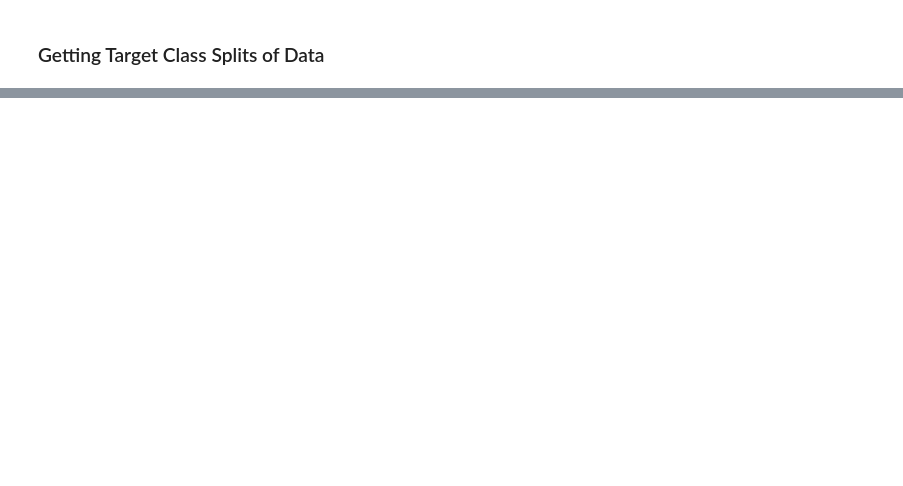
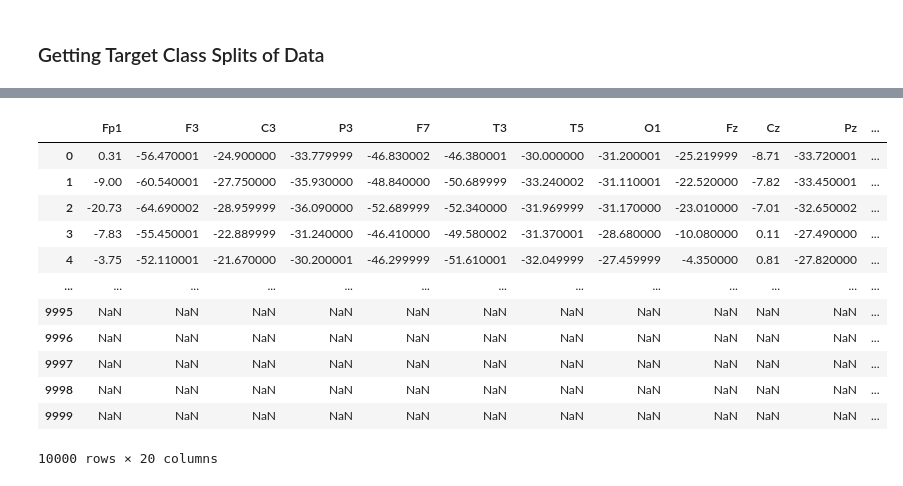
Before and after one commit to ClaytonWhitteberry/DATA4380, a Jupyter notebook: projects/Tabular/Data Cleaning Tabular Dataset.ipynb, the cells around one changed output, grey strips where cells are left out. Cells and saved outputs as stored; diff of their text form; code cells hidden in the pictures; blank space fills up the shorter version.

```diff
--- a/projects/Tabular/Data Cleaning Tabular Dataset.ipynb
+++ b/projects/Tabular/Data Cleaning Tabular Dataset.ipynb
@@ -480,0 +558,16 @@ He talked about pulling some set of parquets from the csv data to visualize acro
+# %%
+lpd_sub1
+# %% [output]
+|  | Fp1 | F3 | C3 | P3 | F7 | T3 | T5 | O1 | Fz | Cz | Pz | ... |
+| 0 | 0.31 | -56.470001 | -24.900000 | -33.779999 | -46.830002 | -46.380001 | -30.000000 | -31.200001 | -25.219999 | -8.71 | -33.720001 | ... |
+| 1 | -9.00 | -60.540001 | -27.750000 | -35.930000 | -48.840000 | -50.689999 | -33.240002 | -31.110001 | -22.520000 | -7.82 | -33.450001 | ... |
+| 2 | -20.73 | -64.690002 | -28.959999 | -36.090000 | -52.689999 | -52.340000 | -31.969999 | -31.170000 | -23.010000 | -7.01 | -32.650002 | ... |
+| 3 | -7.83 | -55.450001 | -22.889999 | -31.240000 | -46.410000 | -49.580002 | -31.370001 | -28.680000 | -10.080000 | 0.11 | -27.490000 | ... |
+| 4 | -3.75 | -52.110001 | -21.670000 | -30.200001 | -46.299999 | -51.610001 | -32.049999 | -27.459999 | -4.350000 | 0.81 | -27.820000 | ... |
+| ... | ... | ... | ... | ... | ... | ... | ... | ... | ... | ... | ... | ... |
+| 9995 | NaN | NaN | NaN | NaN | NaN | NaN | NaN | NaN | NaN | NaN | NaN | ... |
+| 9996 | NaN | NaN | NaN | NaN | NaN | NaN | NaN | NaN | NaN | NaN | NaN | ... |
+| 9997 | NaN | NaN | NaN | NaN | NaN | NaN | NaN | NaN | NaN | NaN | NaN | ... |
+| 9998 | NaN | NaN | NaN | NaN | NaN | NaN | NaN | NaN | NaN | NaN | NaN | ... |
+| 9999 | NaN | NaN | NaN | NaN | NaN | NaN | NaN | NaN | NaN | NaN | NaN | ... |
+10000 rows × 20 columns
```
Also changed, not shown: parts of 97 cells of this notebook, 1 other file.
